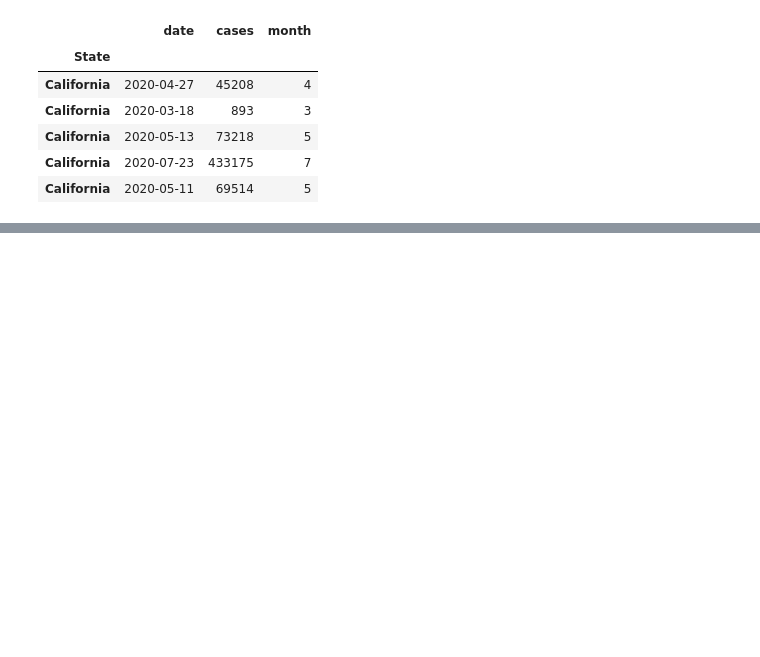
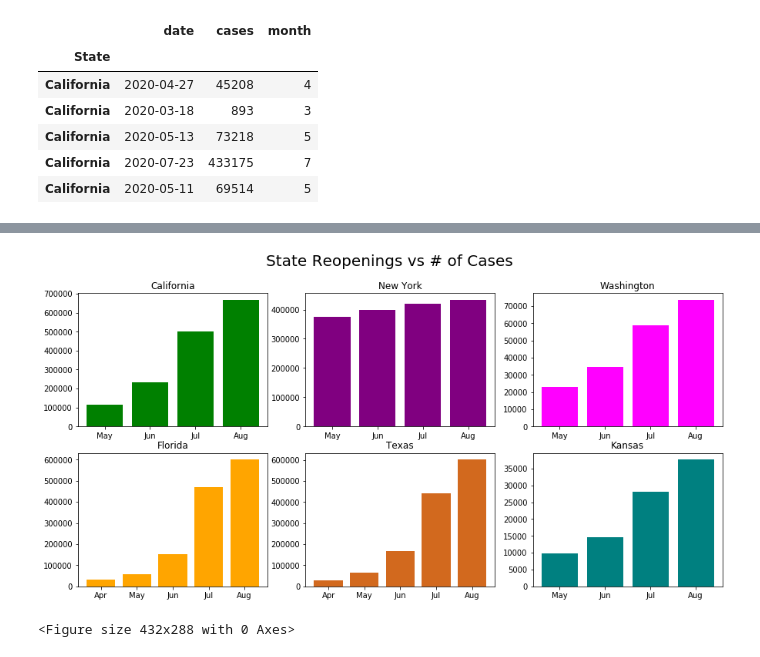
Before and after one commit to jamisonunruh24/Project-1, a Jupyter notebook: Data Clean up.ipynb, the cells around one changed output, grey strips where cells are left out. Cells and saved outputs as stored; diff of their text form; code cells hidden in the pictures; blank space fills up the shorter version.

```diff
--- a/Data Clean up.ipynb
+++ b/Data Clean up.ipynb
@@ -354,0 +474,59 @@ summer_fun.head()
+# %%
+fig = plt.figure(figsize=(15,7))
+
+fig.suptitle('State Reopenings vs # of Cases',
+             fontsize=20)
+
+ax1 = fig.add_subplot(231)
+ax1.set_title('California')
+
+ax1.bar(cali_reo['month'],
+         cali_reo['cases'],
+         color='green')
+plt.xticks([5, 6, 7, 8],["May", "Jun", "Jul", "Aug"])
+
+ax2 = fig.add_subplot(232)
+ax2.set_title('New York')
+
+ax2.bar(ny_reo['month'],
+         ny_reo['cases'],
+         color='purple')
+plt.xticks([5, 6, 7, 8],["May", "Jun", "Jul", "Aug"])
+
+ax3 = fig.add_subplot(233)
+ax3.set_title('Washington')
+
+ax3.bar(wa_reo['month'],
+         wa_reo['cases'],
+         color='magenta')
+plt.xticks([5, 6, 7, 8],["May", "Jun", "Jul", "Aug"])
+
+ax4 = fig.add_subplot(234)
+ax4.set_title('Florida')
+
+ax4.bar(fl_reo['month'],
+         fl_reo['cases'],
+         color='orange')
+plt.xticks([4, 5, 6, 7, 8],["Apr", "May", "Jun", "Jul", "Aug"])
+
+ax5 = fig.add_subplot(235)
+ax5.set_title('Texas')
+
+ax5.bar(tx_reo['month'],
+         tx_reo['cases'],
+         color='chocolate')
+plt.xticks([4, 5, 6, 7, 8],["Apr", "May", "Jun", "Jul", "Aug"])
+
+ax6 = fig.add_subplot(236)
+ax6.set_title('Kansas')
+
+ax6.bar(ks_reo['month'],
+         ks_reo['cases'],
+         color='teal')
+plt.xticks([5, 6, 7, 8],["May", "Jun", "Jul", "Aug"])
+
+plt.show()
+plt.savefig("Images/reopenings_vs_cases.png")
+# %% [output]
+[figure, added]
+<Figure size 432x288 with 0 Axes>
```
Also changed, not shown: parts of 13 cells of this notebook, 10 other files.
